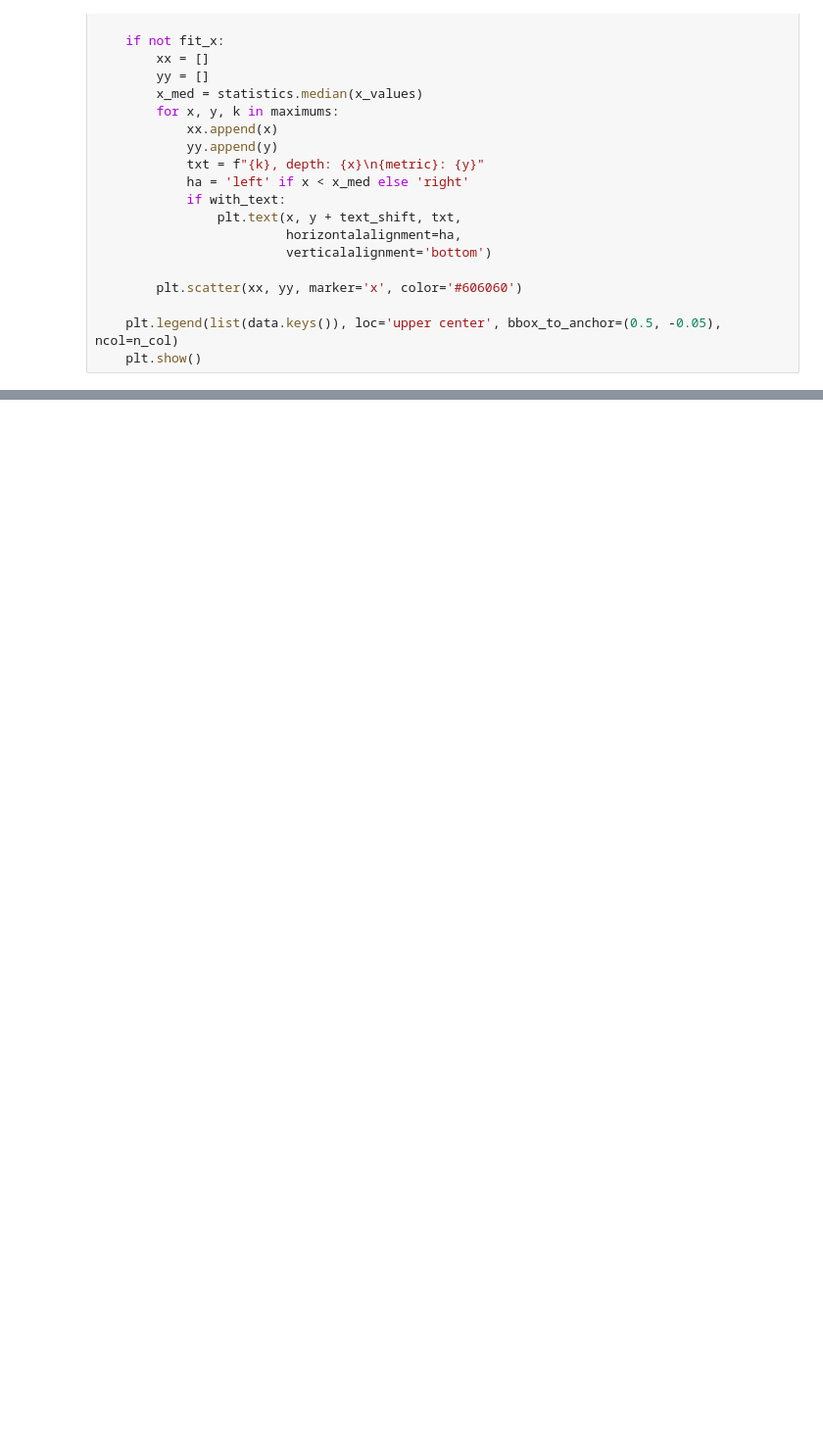
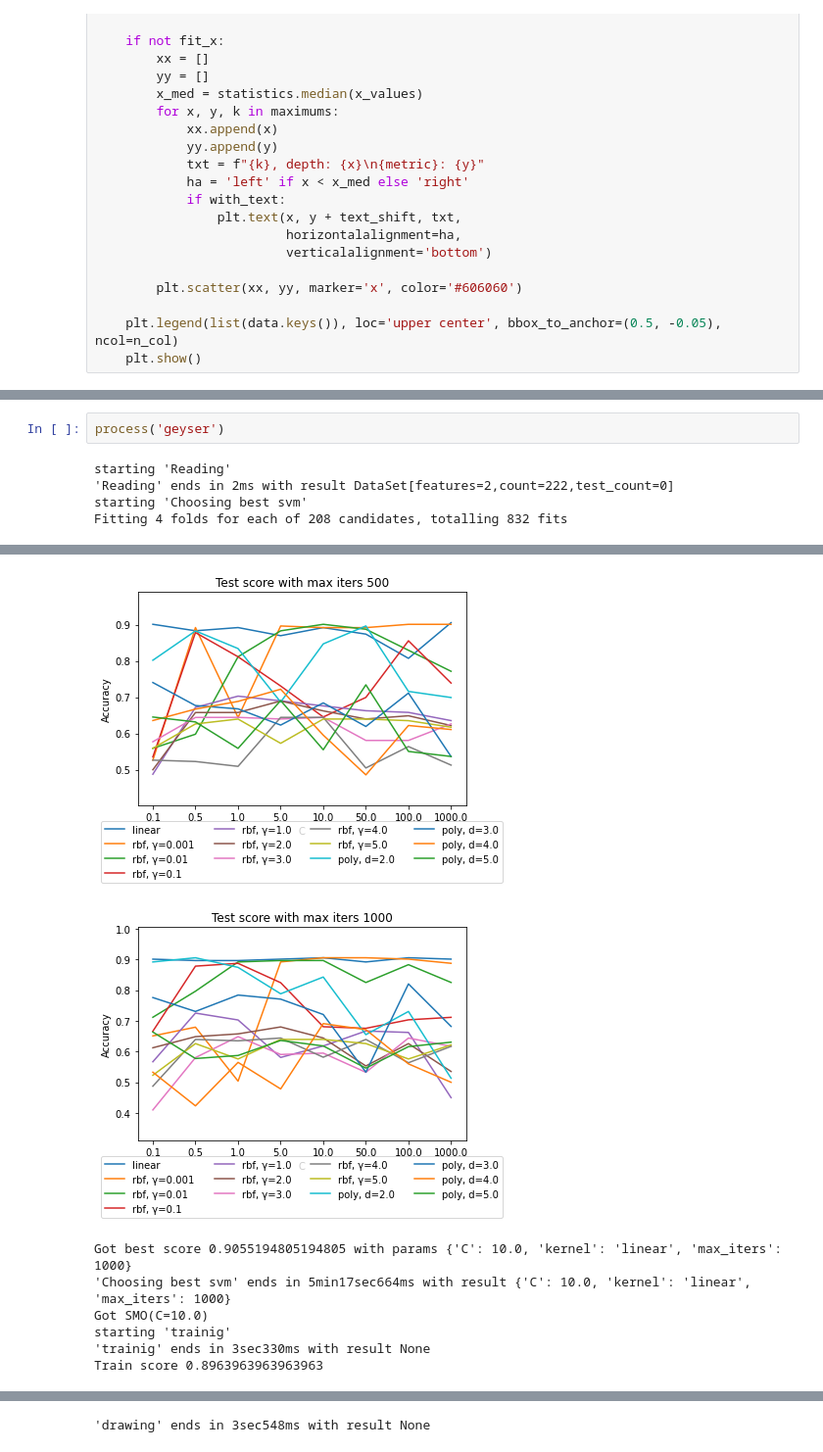
Before and after one commit to aprox13/ml, a Jupyter notebook: svm/smo.ipynb, the cells around one changed output, grey strips where cells are left out. Shown at 98% size. Saved outputs shown, nothing was run; the diff lists cells and outputs as text; blank space fills up the shorter version.

```diff
--- a/svm/smo.ipynb
+++ b/svm/smo.ipynb
@@ -236,0 +543,7 @@ def metric_plot(data: dict, x_values: List, title='', x_label='', metric='Accura
+# %%
+process('geyser')
+# %% [output]
+starting 'Reading'
+'Reading' ends in 2ms with result DataSet[features=2,count=222,test_count=0]
+starting 'Choosing best svm'
+Fitting 4 folds for each of 208 candidates, totalling 832 fits
@@ -236,0 +556,8 @@ def metric_plot(data: dict, x_values: List, title='', x_label='', metric='Accura
+[figure, added]
+[figure, added]
+Got best score 0.9055194805194805 with params {'C': 10.0, 'kernel': 'linear', 'max_iters': 1000}
+'Choosing best svm' ends in 5min17sec664ms with result {'C': 10.0, 'kernel': 'linear', 'max_iters': 1000}
+Got SMO(C=10.0)
+starting 'trainig'
+'trainig' ends in 3sec330ms with result None
+Train score 0.8963963963963963
@@ -236,0 +565 @@ def metric_plot(data: dict, x_values: List, title='', x_label='', metric='Accura
+'drawing' ends in 3sec548ms with result None
```
Also changed, not shown: parts of 4 cells of this notebook, 1 other file.
